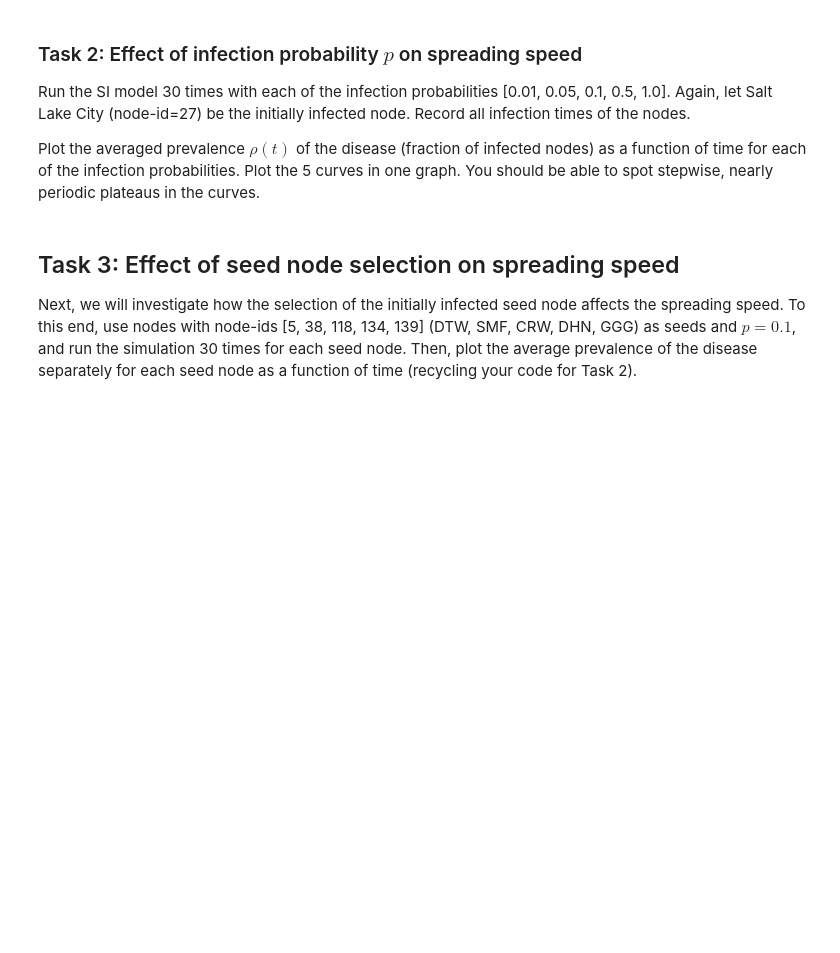
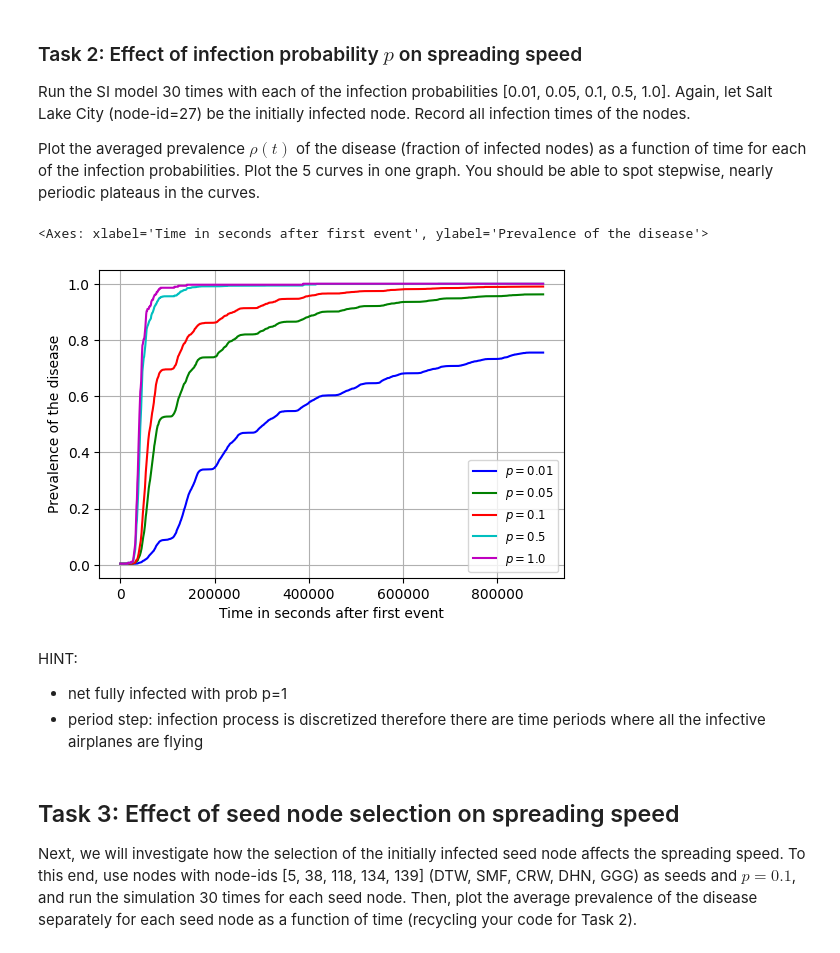
Before and after one commit to cannox227/Complex-Networks-Project, a Jupyter notebook: project.ipynb, the cells around one changed output. Drawn from its saved outputs; the diff is of its cells as text; code cells hidden in the pictures; blank space fills up the shorter version.

```diff
--- a/project.ipynb
+++ b/project.ipynb
@@ -646,10 +648,13 @@ def get_time_steps(events, n_time_steps):
     """
     time_steps = np.array([]) #REPLACE!
     # YOUR CODE HERE
-    raise NotImplementedError()
     #TODO: write a function for getting the time steps
     #Hint: make use of np.linspace
 
+    departure_time = min(events['StartTime'].values)
+    arrival_time = max(events['EndTime'].values)
+    time_steps = np.linspace(departure_time, arrival_time, n_time_steps)
+
     return time_steps
 # %%
 def calculate_prevalence(infection_times, time_steps):
@@ -677,44 +682,58 @@ def calculate_prevalence(infection_times, time_steps):
     prevalence = np.array([]) #REPLACE!
 
     # YOUR CODE HERE
-    raise NotImplementedError()
     #TODO: write a function for calculating prevalence as a function of time
     # Hint: to get the prevalence, count the number of nodes infected at each time step and normalize by
     # the total number of nodes.
 
+    # Get the counts of infected nodes at each time step
+    counts = [np.sum(infection_times <= time) for time in time_steps]
+
+    # Normalize by the total number of nodes
+    prevalence = np.array(counts) / len(infection_times)
+
     return prevalence
 # %%
 n_it = 30 # number of iterations
 infection_probs = [0.01, 0.05, 0.1, 0.5, 1.0] # infection probabilities
 id_seed = 27
 n_time_steps = 1000
 
 time_steps = get_time_steps(events, n_time_steps)
 prevalence_data = [] # list or np.array. REPLACE!
 # YOUR CODE HERE
-raise NotImplementedError()
+
 #TODO: Calculate the prevalence for each infection probability
 # Hints:
 
 # Repeate simulate_si n_it times for each probability. At each iteration, calculate the prevalence.
 # After completing the iterations,average the prevalence over iterations.
 
 # For calculating the prevalence, divide the whole time span (from the first departure time
 # to the last arrival) into equal-sized steps using the get_time_steps function you implemented above.
 # You want to use same time steps for all infection probabilities (these will define the x axis of
 # the visualization).
 
 # For the prevalence calculations, use calculate_prevalence defined above. This function will be used
 # also in all later tasks, so don't worry about taking some time to implement it carefully.
 
 # For the next step (visualization), you need an np.array (or a list of lists) called prevalence_data
 # that contains the prevalence as a function of time for each infection probability.
 # Each row of this array corresponds to an infection probability, and the number of columns should
 # equal to n_time_steps.
 
+for p in infection_probs:
+    prevalence_iter = []
+    for it in range(n_it):
+        infection_times, seed = simulate_si(infection_prob=p, events=events, airport_info=airport_info, seed=id_seed, rng=rng)
+        prevalence_iter.append(calculate_prevalence(infection_times, time_steps))
+    prevalence_data.append(np.mean(prevalence_iter, axis=0))
 colors = ['b','g','r','c','m']
 labels = ['$p = {{{}}}$'.format(p) for p in infection_probs]
 fig, ax = plt.subplots(figsize=(6, 4))
 plot_prevalence(ax, prevalence_data, time_steps, colors, labels)
+# %% [output]
+<Axes: xlabel='Time in seconds after first event', ylabel='Prevalence of the disease'>
+[figure, added]
 # %%
 # Save the figure in current directory
@@ -722,3 +741,7 @@ fig.savefig('effect_inf_prob.png', dpi=300)
+# %% [markdown]
+HINT:
+- net fully infected with prob p=1
+- period step: infection process is discretized therefore there are time periods where all the infective airplanes are flying
 # %% [markdown]
 ## Task 3: Effect of seed node selection on spreading speed
 
```
Also changed, not shown: parts of 2 cells of this notebook, 1 other file.
